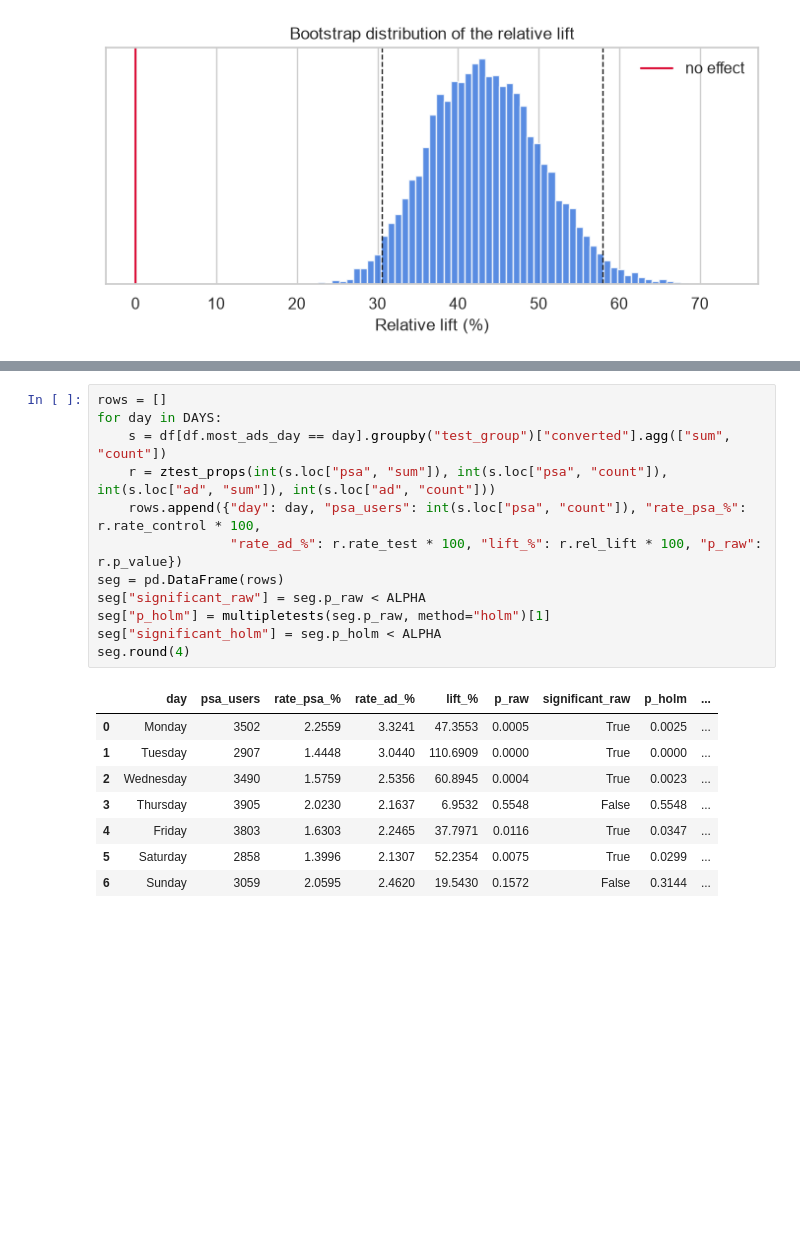
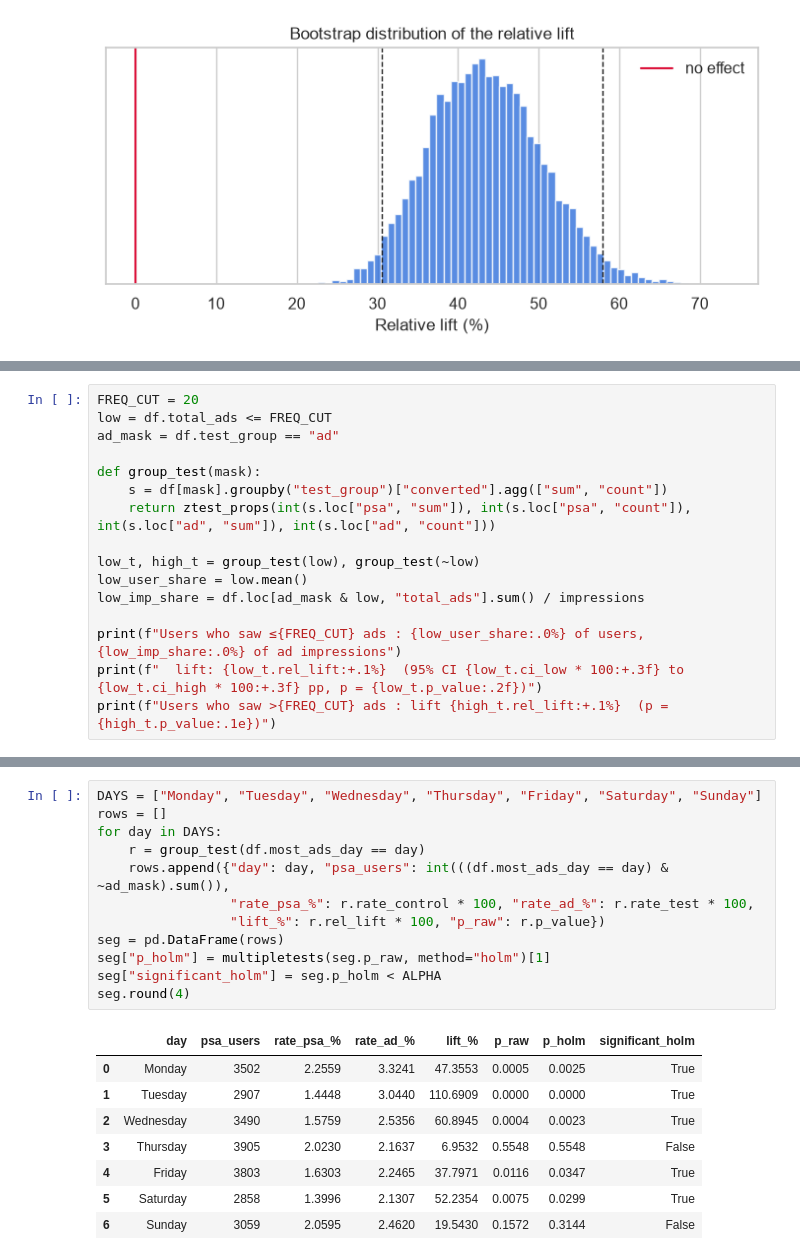
Before and after one commit to kubrabozan/ab-testing-marketing-campaign, a Jupyter notebook: notebooks/ab_test_analysis.ipynb, the cells around one changed output, grey strips where cells are left out. Saved outputs shown, nothing was run; the diff lists cells and outputs as text; blank space fills up the shorter version.

```diff
--- a/notebooks/ab_test_analysis.ipynb
+++ b/notebooks/ab_test_analysis.ipynb
@@ -269,0 +308,16 @@ Does the ad work on every day? Testing 7 days means 7 tests, and at α = 0.05 th
+# %%
+FREQ_CUT = 20
+low = df.total_ads <= FREQ_CUT
+ad_mask = df.test_group == "ad"
+
+def group_test(mask):
+    s = df[mask].groupby("test_group")["converted"].agg(["sum", "count"])
+    return ztest_props(int(s.loc["psa", "sum"]), int(s.loc["psa", "count"]), int(s.loc["ad", "sum"]), int(s.loc["ad", "count"]))
+
+low_t, high_t = group_test(low), group_test(~low)
+low_user_share = low.mean()
+low_imp_share = df.loc[ad_mask & low, "total_ads"].sum() / impressions
+
+print(f"Users who saw ≤{FREQ_CUT} ads : {low_user_share:.0%} of users, {low_imp_share:.0%} of ad impressions")
+print(f"  lift: {low_t.rel_lift:+.1%}  (95% CI {low_t.ci_low * 100:+.3f} to {low_t.ci_high * 100:+.3f} pp, p = {low_t.p_value:.2f})")
+print(f"Users who saw >{FREQ_CUT} ads : lift {high_t.rel_lift:+.1%}  (p = {high_t.p_value:.1e})")
@@ -270,21 +341,21 @@ Does the ad work on every day? Testing 7 days means 7 tests, and at α = 0.05 th
 # %%
+DAYS = ["Monday", "Tuesday", "Wednesday", "Thursday", "Friday", "Saturday", "Sunday"]
 rows = []
 for day in DAYS:
-    s = df[df.most_ads_day == day].groupby("test_group")["converted"].agg(["sum", "count"])
-    r = ztest_props(int(s.loc["psa", "sum"]), int(s.loc["psa", "count"]), int(s.loc["ad", "sum"]), int(s.loc["ad", "count"]))
-    rows.append({"day": day, "psa_users": int(s.loc["psa", "count"]), "rate_psa_%": r.rate_control * 100,
-                 "rate_ad_%": r.rate_test * 100, "lift_%": r.rel_lift * 100, "p_raw": r.p_value})
+    r = group_test(df.most_ads_day == day)
+    rows.append({"day": day, "psa_users": int(((df.most_ads_day == day) & ~ad_mask).sum()),
+                 "rate_psa_%": r.rate_control * 100, "rate_ad_%": r.rate_test * 100,
+                 "lift_%": r.rel_lift * 100, "p_raw": r.p_value})
 seg = pd.DataFrame(rows)
-seg["significant_raw"] = seg.p_raw < ALPHA
 seg["p_holm"] = multipletests(seg.p_raw, method="holm")[1]
 seg["significant_holm"] = seg.p_holm < ALPHA
 seg.round(4)
 # %% [output]
-|  | day | psa_users | rate_psa_% | rate_ad_% | lift_% | p_raw | significant_raw | p_holm | ... |
-| 0 | Monday | 3502 | 2.2559 | 3.3241 | 47.3553 | 0.0005 | True | 0.0025 | ... |
-| 1 | Tuesday | 2907 | 1.4448 | 3.0440 | 110.6909 | 0.0000 | True | 0.0000 | ... |
-| 2 | Wednesday | 3490 | 1.5759 | 2.5356 | 60.8945 | 0.0004 | True | 0.0023 | ... |
-| 3 | Thursday | 3905 | 2.0230 | 2.1637 | 6.9532 | 0.5548 | False | 0.5548 | ... |
-| 4 | Friday | 3803 | 1.6303 | 2.2465 | 37.7971 | 0.0116 | True | 0.0347 | ... |
-| 5 | Saturday | 2858 | 1.3996 | 2.1307 | 52.2354 | 0.0075 | True | 0.0299 | ... |
-| 6 | Sunday | 3059 | 2.0595 | 2.4620 | 19.5430 | 0.1572 | False | 0.3144 | ... |
+|  | day | psa_users | rate_psa_% | rate_ad_% | lift_% | p_raw | p_holm | significant_holm |
+| 0 | Monday | 3502 | 2.2559 | 3.3241 | 47.3553 | 0.0005 | 0.0025 | True |
+| 1 | Tuesday | 2907 | 1.4448 | 3.0440 | 110.6909 | 0.0000 | 0.0000 | True |
+| 2 | Wednesday | 3490 | 1.5759 | 2.5356 | 60.8945 | 0.0004 | 0.0023 | True |
+| 3 | Thursday | 3905 | 2.0230 | 2.1637 | 6.9532 | 0.5548 | 0.5548 | False |
+| 4 | Friday | 3803 | 1.6303 | 2.2465 | 37.7971 | 0.0116 | 0.0347 | True |
+| 5 | Saturday | 2858 | 1.3996 | 2.1307 | 52.2354 | 0.0075 | 0.0299 | True |
+| 6 | Sunday | 3059 | 2.0595 | 2.4620 | 19.5430 | 0.1572 | 0.3144 | False |
```
Also changed, not shown: parts of 38 cells of this notebook, 5 other files.
